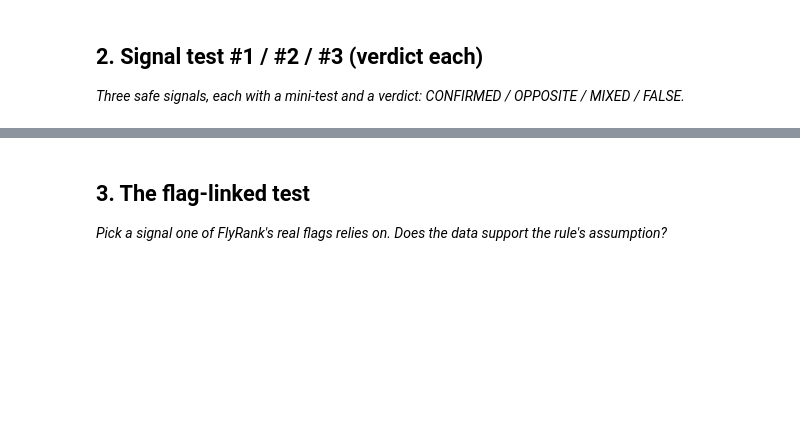
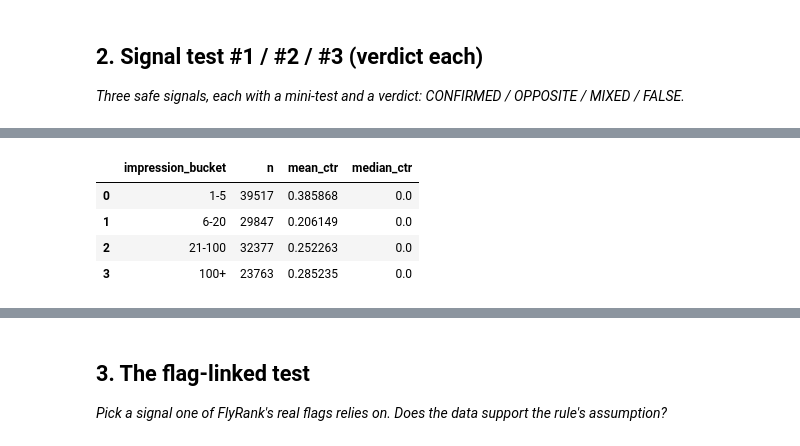
Before and after one commit to eshaamirmalik-sketch/flyrank-ml-internship, a Jupyter notebook: work/notebooks/w04_signal_audit.ipynb, the cells around one changed output, grey strips where cells are left out. Saved outputs shown, nothing was run; the diff lists cells and outputs as text; code cells hidden in the pictures; blank space fills up the shorter version.

```diff
--- a/work/notebooks/w04_signal_audit.ipynb
+++ b/work/notebooks/w04_signal_audit.ipynb
@@ -16,0 +219,36 @@ This skeleton is yours to fill. Work the sections **in order** — each one has
+# %%
+# W4 Signal Test #3 — Click opportunity by impression volume
+
+signal3 = df[
+    df["gsc_impressions"] > 0
+].copy()
+
+signal3["ctr"] = (
+    signal3["gsc_clicks"] / signal3["gsc_impressions"]
+) * 100
+
+signal3["impression_bucket"] = pd.cut(
+    signal3["gsc_impressions"],
+    bins=[0, 5, 20, 100, float("inf")],
+    labels=["1-5", "6-20", "21-100", "100+"],
+    include_lowest=True
+)
+
+signal3_table = (
+    signal3
+    .groupby("impression_bucket", observed=True)
+    .agg(
+        n=("content_hash_id", "size"),
+        mean_ctr=("ctr", "mean"),
+        median_ctr=("ctr", "median")
+    )
+    .reset_index()
+)
+
+signal3_table
+# %% [output]
+|  | impression_bucket | n | mean_ctr | median_ctr |
+| 0 | 1-5 | 39517 | 0.385868 | 0.0 |
+| 1 | 6-20 | 29847 | 0.206149 | 0.0 |
+| 2 | 21-100 | 32377 | 0.252263 | 0.0 |
+| 3 | 100+ | 23763 | 0.285235 | 0.0 |
```
Also changed, not shown: parts of 13 cells of this notebook.
